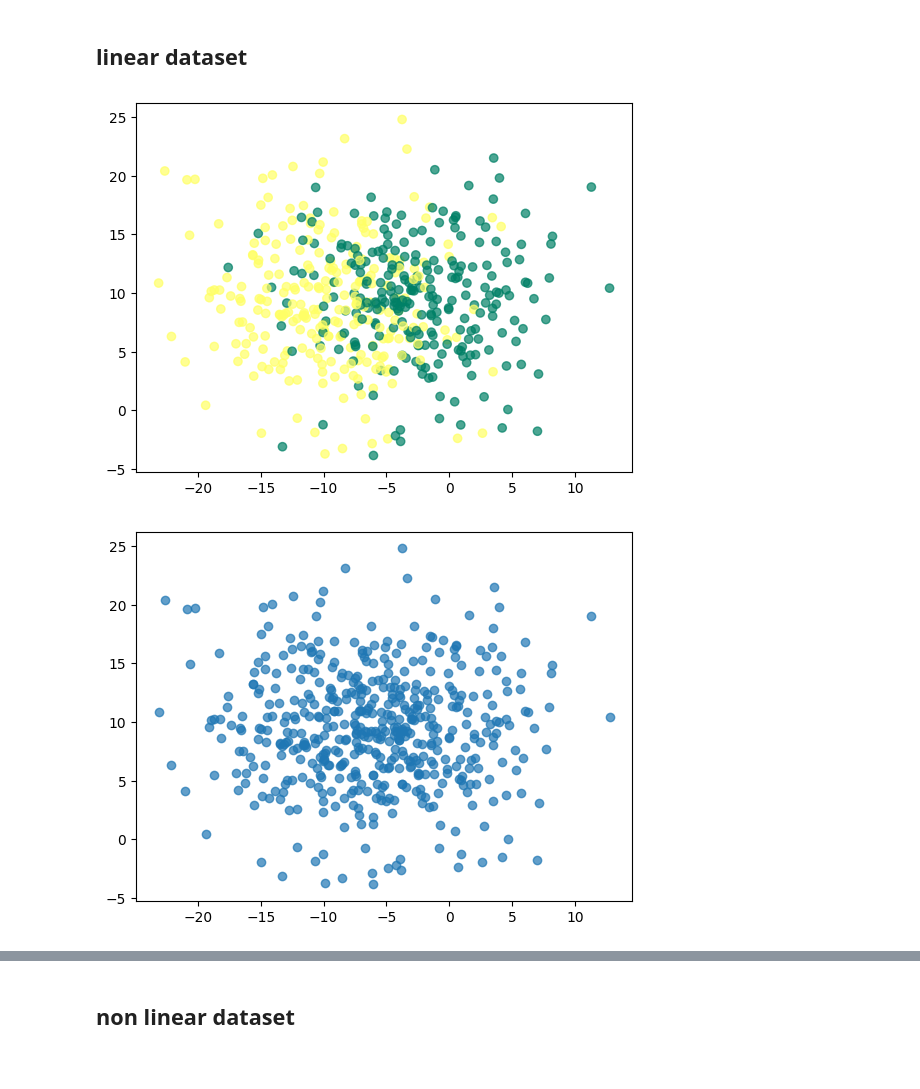
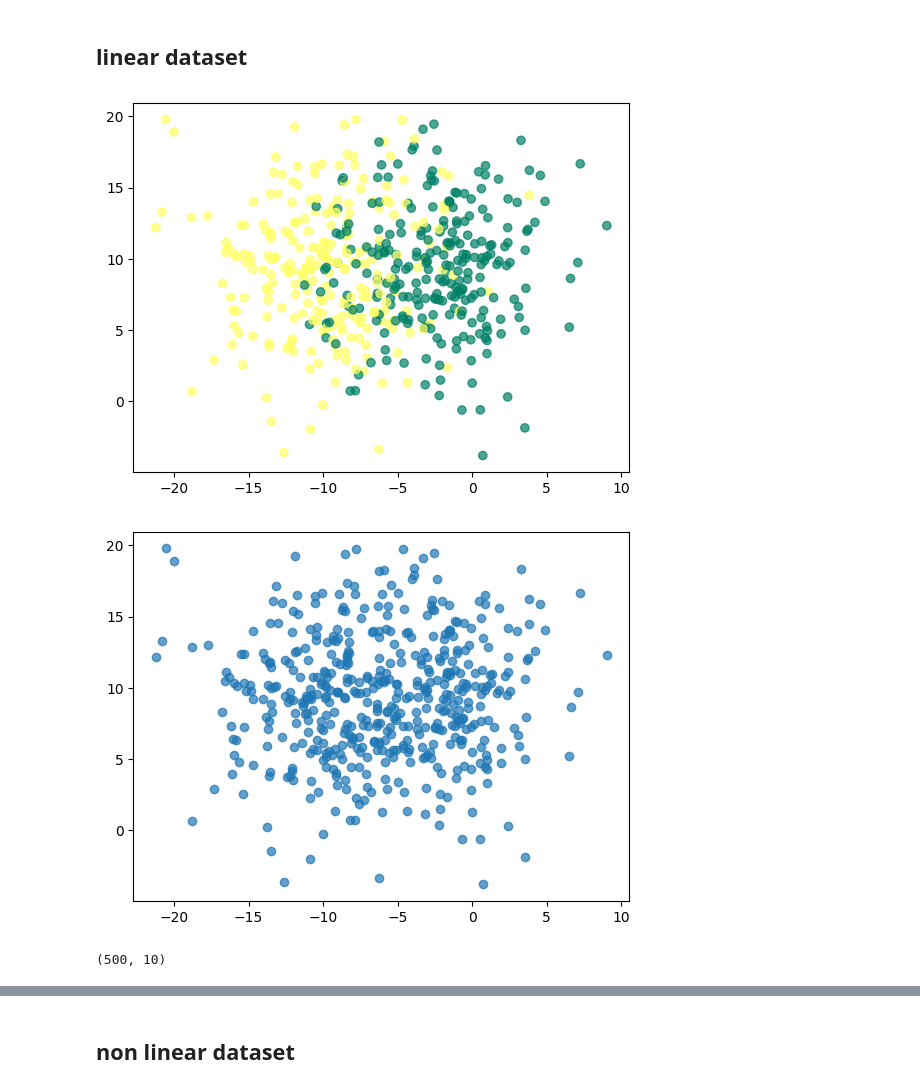
Before and after one commit to depa-tto/Thesis, a Jupyter notebook: attempt_2.ipynb, the cells around one changed output, grey strips where cells are left out. Drawn from its saved outputs; the diff is of its cells as text; code cells hidden in the pictures.

```diff
--- a/attempt_2.ipynb
+++ b/attempt_2.ipynb
@@ -10,14 +12,18 @@ from sklearn.datasets import make_circles
 # %%
-X, y = make_blobs(n_samples=500, centers=2, n_features=10, random_state=42)
-X_noisy = X + np.random.normal(scale=5, size=X.shape)
+X,y = make_blobs(n_samples=500,centers=2,n_features=10,random_state=42)
+X = X + np.random.normal(scale=4,size=X.shape)
 # %%
-plt.scatter(X_noisy[:,0], X_noisy[:,1], c=y, cmap='summer', alpha=0.7)
+plt.scatter(X[:,0],X[:,1],c=y,cmap='summer',alpha=0.7)
 plt.show()
 # %% [output]
-[figure, old version]
+[figure, new version]
 # %%
-plt.scatter(X_noisy[:,0], X_noisy[:,1],alpha=0.7)
+plt.scatter(X[:,0],X[:,1],alpha=0.7)
 plt.show()
 # %% [output]
-[figure, old version]
+[figure, new version]
+# %%
+X.shape
+# %% [output]
+(500, 10)
 # %%
```
Also changed, not shown: parts of 29 cells of this notebook.
